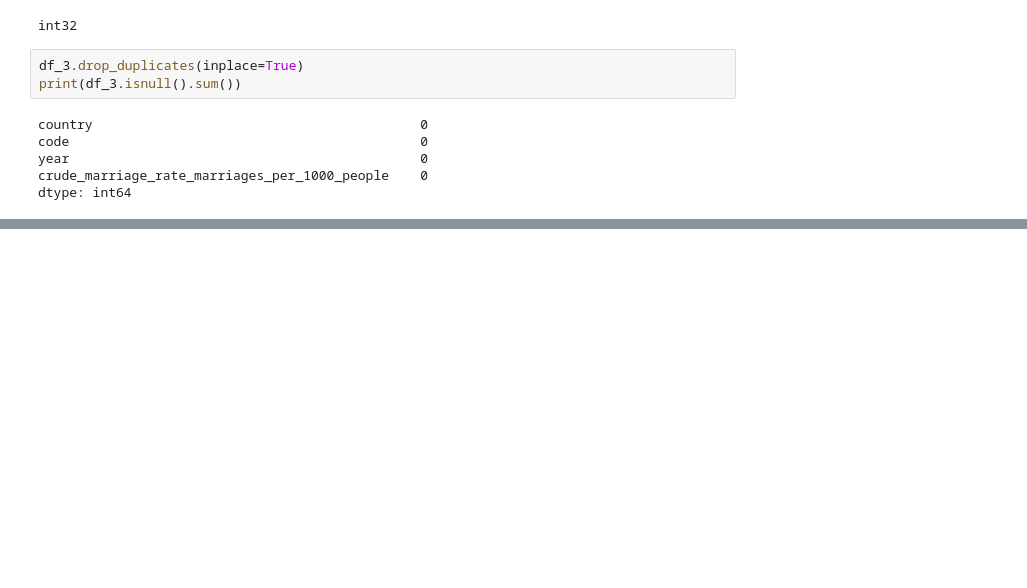
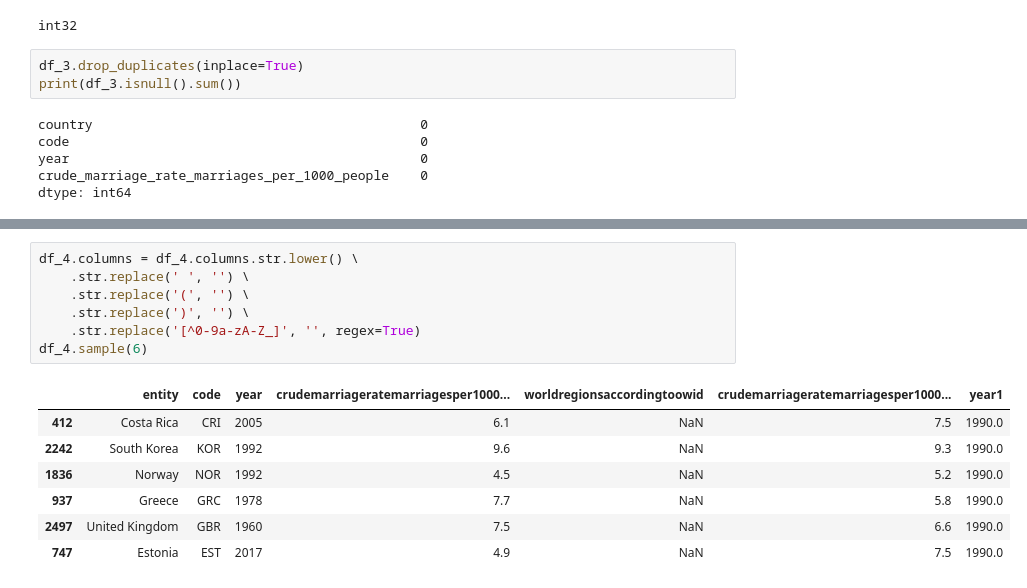
Before and after one commit to YkslB/marriage_statistics, a Jupyter notebook: notebooks/Marriage.ipynb, the cells around one changed output, grey strips where cells are left out. Drawn from its saved outputs; the diff is of its cells as text; blank space fills up the shorter version.

```diff
--- a/notebooks/Marriage.ipynb
+++ b/notebooks/Marriage.ipynb
@@ -278,0 +286,15 @@ df_3.to_sql('married_rate_per_1000', engine, if_exists='replace', index=False)
+# %%
+df_4.columns = df_4.columns.str.lower() \
+    .str.replace(' ', '') \
+    .str.replace('(', '') \
+    .str.replace(')', '') \
+    .str.replace('[^0-9a-zA-Z_]', '', regex=True)
+df_4.sample(6)
+# %% [output]
+|  | entity | code | year | crudemarriageratemarriagesper1000... | worldregionsaccordingtoowid | crudemarriageratemarriagesper1000... | year1 |
+| 412 | Costa Rica | CRI | 2005 | 6.1 | NaN | 7.5 | 1990.0 |
+| 2242 | South Korea | KOR | 1992 | 9.6 | NaN | 9.3 | 1990.0 |
+| 1836 | Norway | NOR | 1992 | 4.5 | NaN | 5.2 | 1990.0 |
+| 937 | Greece | GRC | 1978 | 7.7 | NaN | 5.8 | 1990.0 |
+| 2497 | United Kingdom | GBR | 1960 | 7.5 | NaN | 6.6 | 1990.0 |
+| 747 | Estonia | EST | 2017 | 4.9 | NaN | 7.5 | 1990.0 |
```
Also changed, not shown: parts of 21 cells of this notebook, 1 other file.
